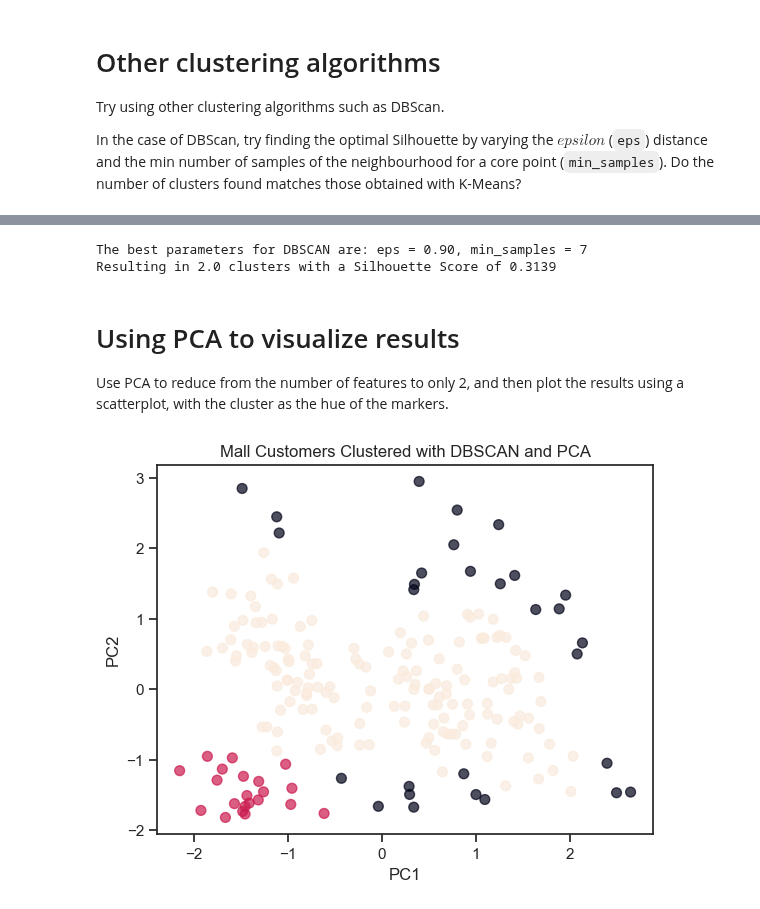
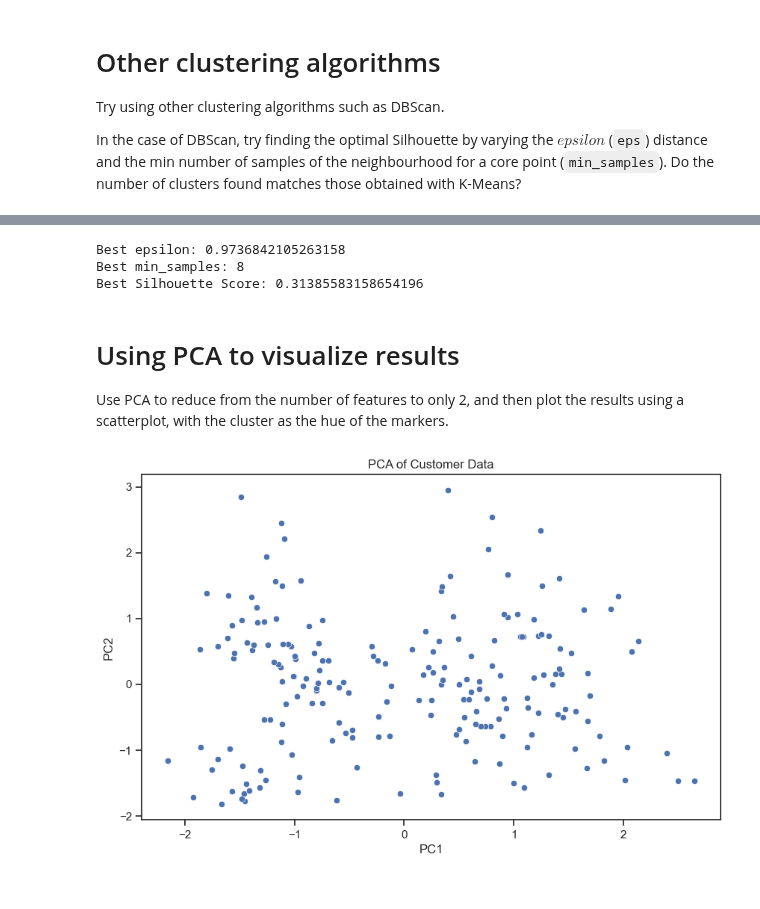
Before and after one commit to andres-mart/AnyoneAI, a Jupyter notebook: 2. Sprint_2/Assignments/13_1_1_PRACTICE_Unsupervised_Learning_of_costumer_data_using_KMeans.ipynb, the cells around one changed output, grey strips where cells are left out. Drawn from its saved outputs; the diff is of its cells as text; code cells hidden in the pictures.

```diff
--- a/2. Sprint_2/Assignments/13_1_1_PRACTICE_Unsupervised_Learning_of_costumer_data_using_KMeans.ipynb
+++ b/2. Sprint_2/Assignments/13_1_1_PRACTICE_Unsupervised_Learning_of_costumer_data_using_KMeans.ipynb
@@ -279,15 +227,16 @@ DBS_results_df
 # %%
-### Test this:
+# We import the necessary libraries:
+from sklearn.cluster import DBSCAN
 
-# Create a range of values for eps and min_samples
-eps_values = np.linspace(0.1, 2.0, 20)  # Adjust the range as needed
-min_samples_values = range(2, 11)  # Adjust the range as needed
+# We now create a range of values for eps and min_samples:
+eps_values = np.linspace(0.05, 2.0, 20)  # Adjust the range as needed
+min_samples_values = range(2, 10)  # Adjust the range as needed
 
 best_eps = None
 best_min_samples = None
 best_silhouette_score = -1
 
-# Perform a grid search over eps and min_samples
+# We perform a grid search over eps and min_samples:
 for eps in eps_values:
     for min_samples in min_samples_values:
         dbscan = DBSCAN(eps=eps, min_samples=min_samples)
@@ -306,44 +255,28 @@ for eps in eps_values:
 print(f"Best epsilon: {best_eps}")
 print(f"Best min_samples: {best_min_samples}")
 print(f"Best Silhouette Score: {best_silhouette_score}")
+# %% [output]
+Best epsilon: 0.9736842105263158
+Best min_samples: 8
+Best Silhouette Score: 0.31385583158654196
-# %%
-# Find the parameters that correspond to the maximum Silhouette Score
-best_row = DBS_results_df.iloc[DBS_results_df["Silhouette Score"].idxmax()]
-
-best_eps = best_row["eps"]
-best_min_samples = int(best_row["min_samples"])
-best_score = best_row["Silhouette Score"]
-best_clusters = best_row["Clusters"]
-
-print(
-    f"The best parameters for DBSCAN are: eps = {best_eps:.2f}, min_samples = {best_min_samples}"
-)
-print(
-    f"Resulting in {best_clusters} clusters with a Silhouette Score of {best_score:.4f}"
-)
-# %% [output]
-The best parameters for DBSCAN are: eps = 0.90, min_samples = 7
-Resulting in 2.0 clusters with a Silhouette Score of 0.3139
 # %% [markdown]
 #  Using PCA to visualize results
 
 Use PCA to reduce from the number of features to only 2, and then plot the results using a scatterplot, with the cluster as the hue of the markers.
-# %%
-from sklearn.decomposition import PCA
-
-# Perform PCA to reduce the number of features to 2
-pca = PCA(n_components=2)
-X_pca = pca.fit_transform(numcols_std_scaler)
-
-# Fit a DBSCAN model to the PCA-transformed data
-dbscan = DBSCAN(eps=0.40, min_samples=5)
-cluster_labels = dbscan.fit_predict(X_pca)
-
-# Create a scatterplot of the PCA-transformed data, with the cluster as the hue of the markers
-plt.scatter(X_pca[:, 0], X_pca[:, 1], c=cluster_labels, s=50, alpha=0.7)
-plt.xlabel("PC1")
-plt.ylabel("PC2")
-plt.title("Mall Customers Clustered with DBSCAN and PCA")
-plt.show()
-# %% [output]
-[figure, removed]
+# %%
+from sklearn.decomposition import PCA
+
+# Perform PCA to reduce to 2 components
+pca = PCA(n_components=2)
+pca_result = pca.fit_transform(numcols_std_scaler)
+
+# Create a new DataFrame with the reduced features and cluster labels
+pca_df = pd.DataFrame(data=pca_result, columns=["PC1", "PC2"])
+
+# Plot the results using a scatterplot
+plt.figure(figsize=(10, 6))
+sns.scatterplot(x="PC1", y="PC2", data=pca_df, palette="viridis")
+plt.title("PCA of Customer Data")
+plt.show()
+# %% [output]
+[figure, added]
```
Also changed, not shown: parts of 4 cells of this notebook.
